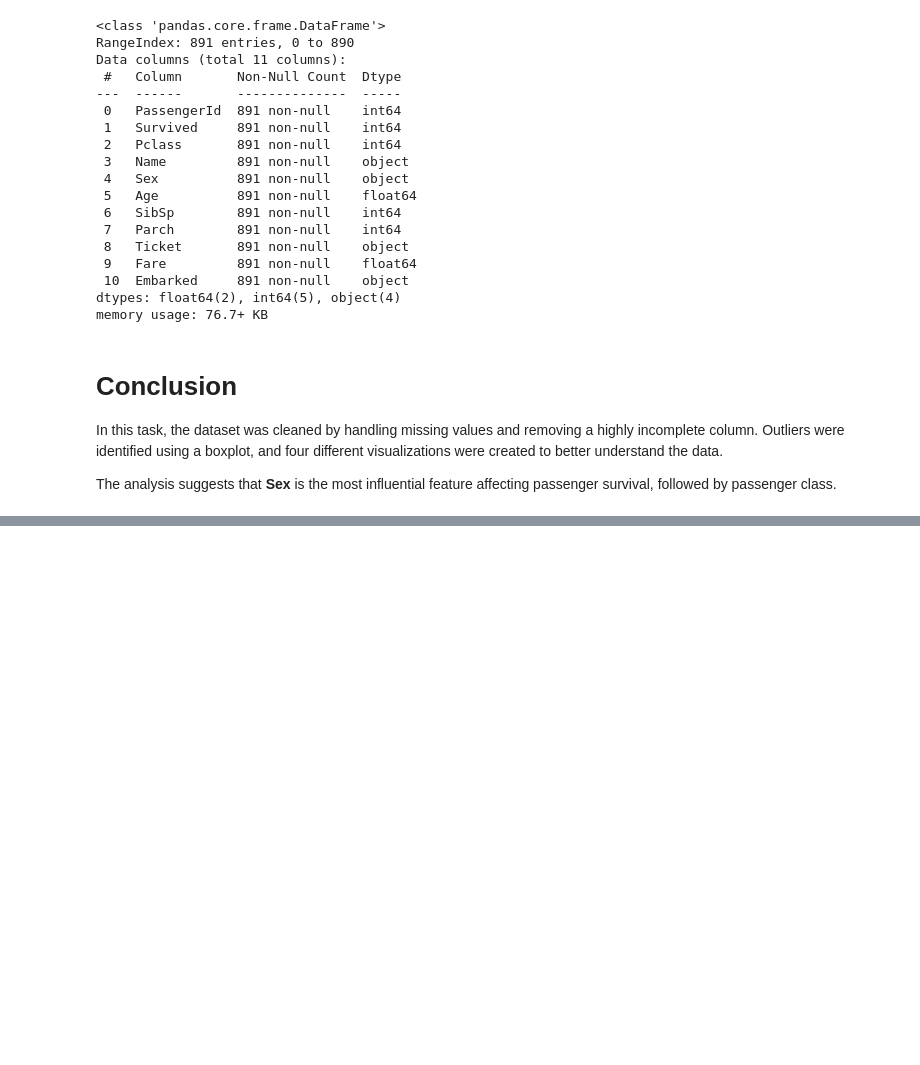
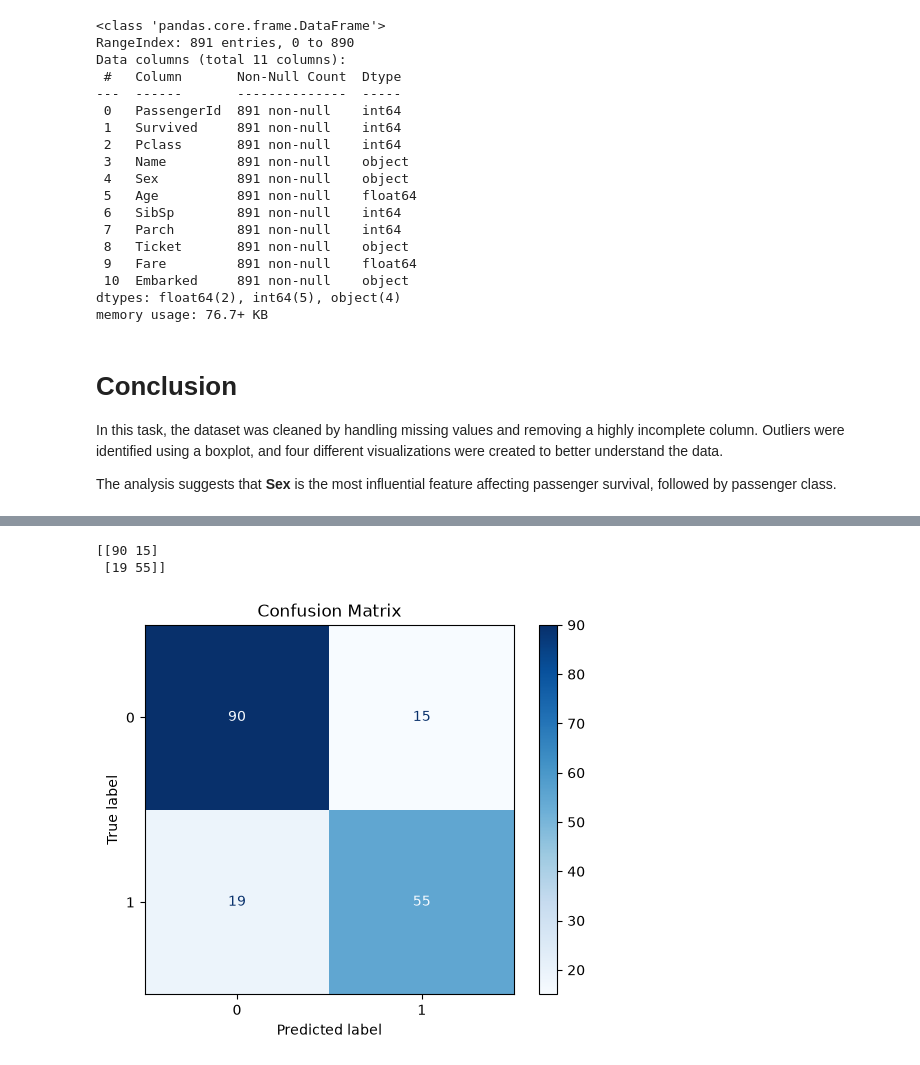
Before and after one commit to amna-8605/neurofive-ml-track, a Jupyter notebook: Titanic_EDA.ipynb, the cells around one changed output, grey strips where cells are left out. Cells and saved outputs as stored; diff of their text form; code cells hidden in the pictures; blank space fills up the shorter version.

Commit message:
Add completed Titanic EDA notebook with data cleaning, visualizations, and Logistic Regression

```diff
--- a/Titanic_EDA.ipynb
+++ b/Titanic_EDA.ipynb
@@ -297,0 +397,12 @@ The analysis suggests that **Sex** is the most influential feature affecting pas
+# %%
+# Split data into training and testing datasets
+
+X_train, X_test, y_train, y_test = train_test_split(
+    X,
+    y,
+    test_size=0.20,
+    random_state=42
+)
+
+print("Training samples:", len(X_train))
+print("Testing samples:", len(X_test))
@@ -297,0 +421,10 @@ The analysis suggests that **Sex** is the most influential feature affecting pas
+# %%
+# Create Logistic Regression model
+
+model = LogisticRegression(max_iter=1000)
+
+# Train the model
+
+model.fit(X_train, y_train)
+
+print("Model Trained Successfully!")
@@ -297,0 +439,6 @@ The analysis suggests that **Sex** is the most influential feature affecting pas
+# %%
+# Predict survival
+
+y_pred = model.predict(X_test)
+
+print(y_pred[:10])
@@ -297,0 +461,20 @@ The analysis suggests that **Sex** is the most influential feature affecting pas
+# %%
+# Create confusion matrix
+
+cm = confusion_matrix(y_test, y_pred)
+
+print(cm)
+
+# Display confusion matrix
+
+disp = ConfusionMatrixDisplay(confusion_matrix=cm)
+
+disp.plot(cmap="Blues")
+
+plt.title("Confusion Matrix")
+
+plt.show()
+# %% [output]
+[[90 15]
+ [19 55]]
+[figure, added]
```
Also changed, not shown: parts of 16 cells of this notebook.
